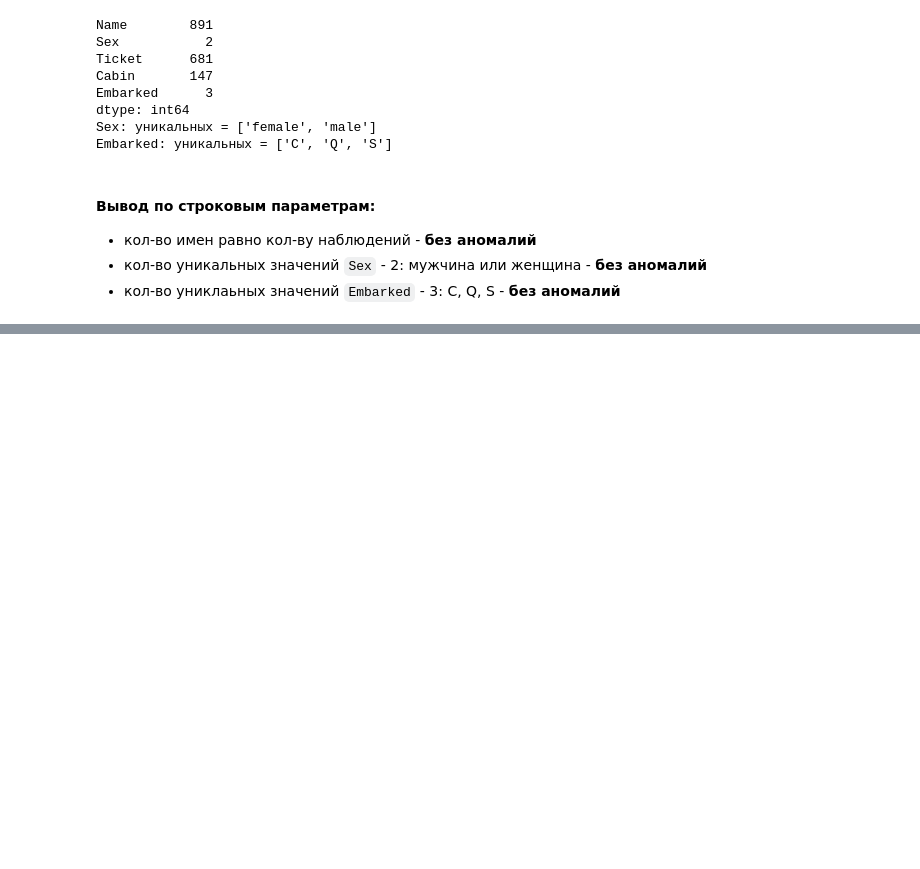
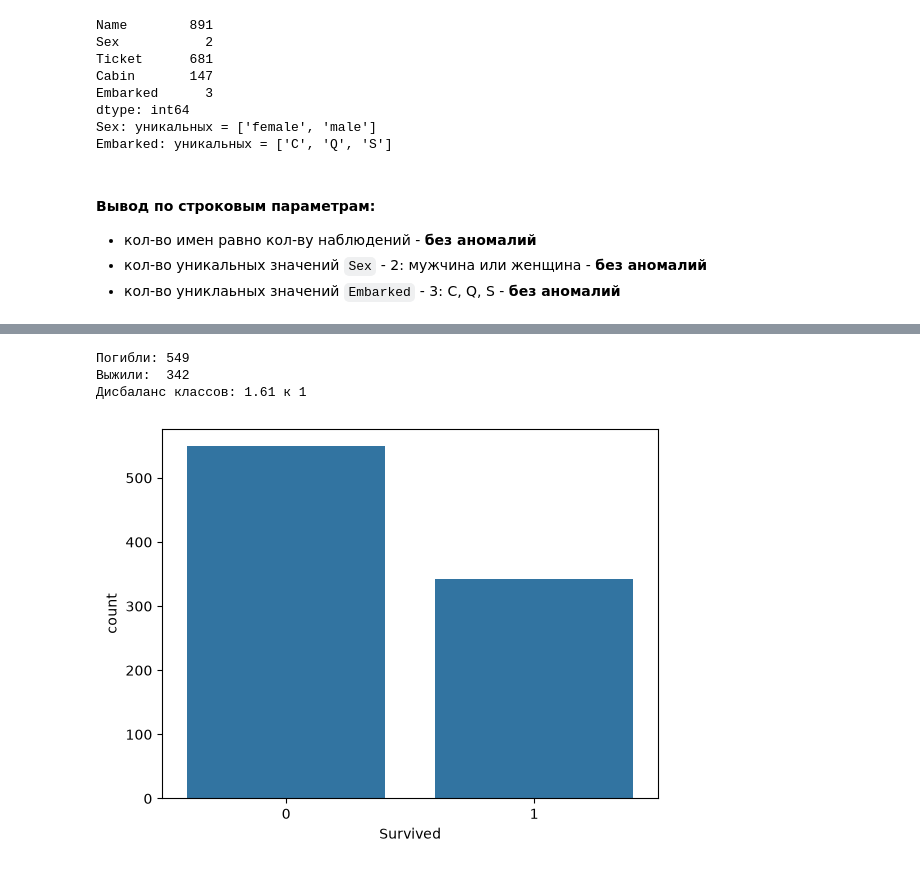
Before and after one commit to Ak1-AleX/Titanic-ML, a Jupyter notebook: titanic.ipynb, the cells around one changed output, grey strips where cells are left out. Saved outputs shown, nothing was run; the diff lists cells and outputs as text; code cells hidden in the pictures; blank space fills up the shorter version.

```diff
--- a/titanic.ipynb
+++ b/titanic.ipynb
@@ -221,0 +228,15 @@ Embarked: уникальных = ['C', 'Q', 'S']
+# %%
+# распределение целевой переменной
+counts = df['Survived'].value_counts()
+print(f"Погибли: {counts[0]}")
+print(f"Выжили:  {counts[1]}")
+print(f"Дисбаланс классов: {counts[0] / counts[1]:.2f} к 1")
+
+# график распределения
+sns.countplot(data=df, x='Survived')
+plt.show()
+# %% [output]
+Погибли: 549
+Выжили:  342
+Дисбаланс классов: 1.61 к 1
+[figure, added]
```
Also changed, not shown: parts of 3 cells of this notebook.
